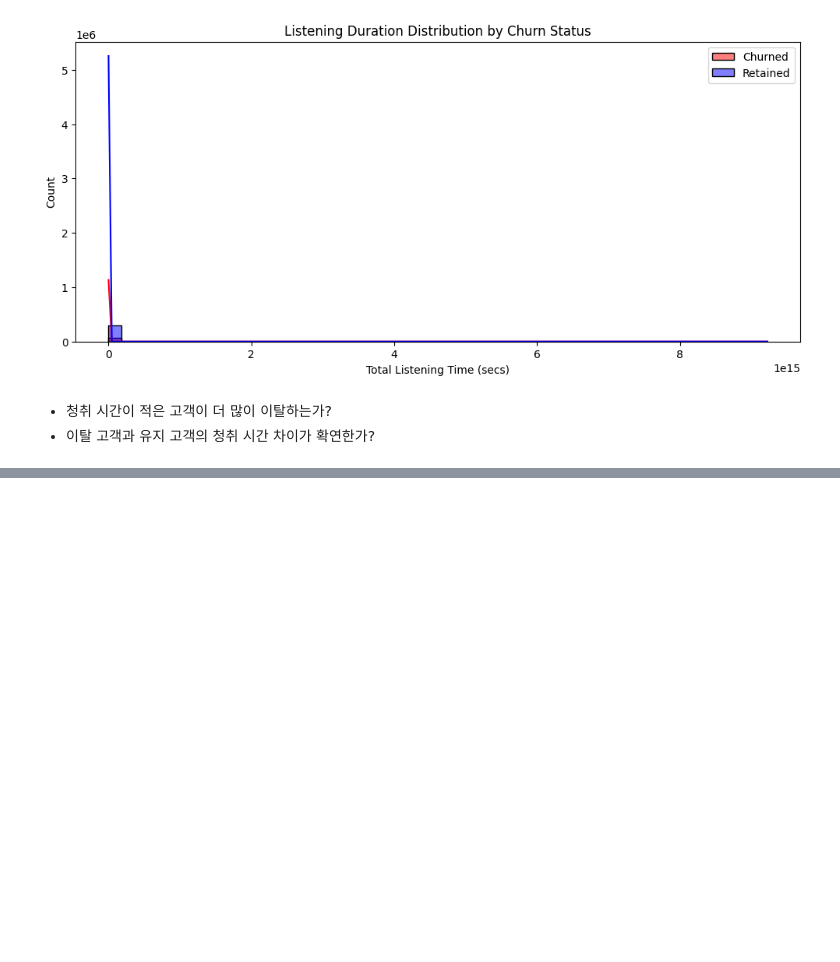
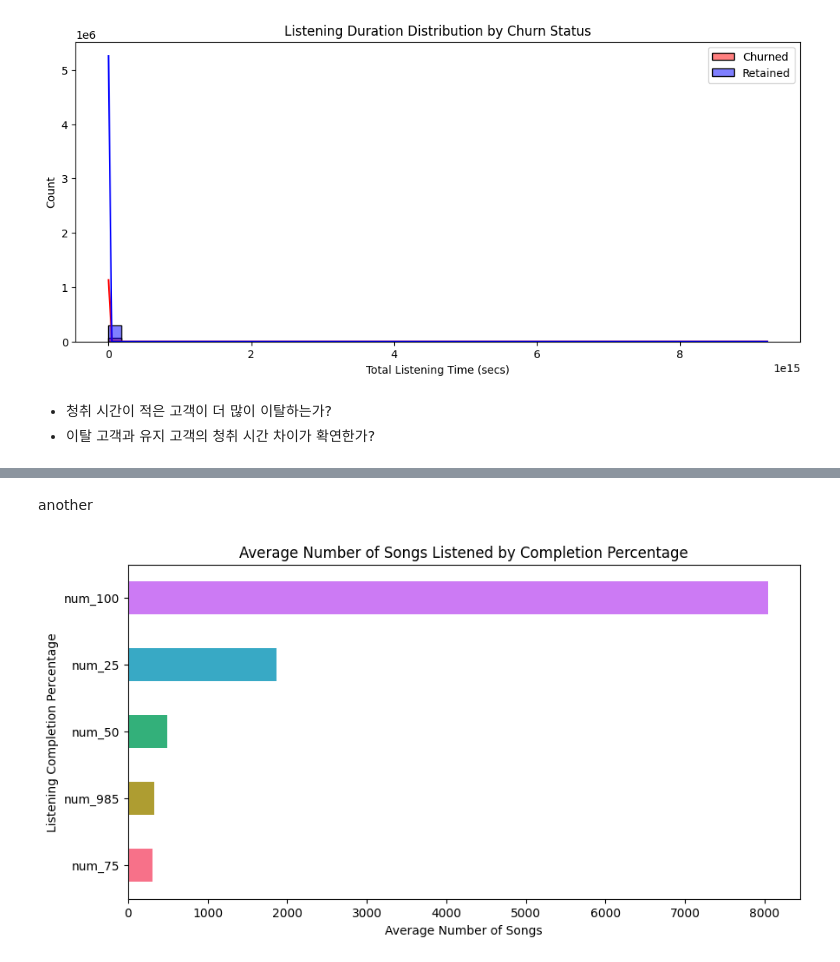
Before and after one commit to SKNETWORKS-FAMILY-AICAMP/SKN09-2nd-2Team, a Jupyter notebook: sungwon/final_EDA/sw-fina-EDA.ipynb, the cells around one changed output, grey strips where cells are left out. Drawn from its saved outputs; the diff is of its cells as text; code cells hidden in the pictures; blank space fills up the shorter version.

```diff
--- a/sungwon/final_EDA/sw-fina-EDA.ipynb
+++ b/sungwon/final_EDA/sw-fina-EDA.ipynb
@@ -160,0 +190,13 @@ plt.show()
+# %% [markdown]
+another
+# %%
+plt.figure(figsize=(10, 5))
+avg_listen_counts = df[['num_25', 'num_50', 'num_75', 'num_985', 'num_100']].mean()
+avg_listen_counts.sort_values().plot(kind='barh', color=sns.color_palette("husl", len(avg_listen_counts)))
+
+plt.xlabel("Average Number of Songs")
+plt.ylabel("Listening Completion Percentage")
+plt.title("Average Number of Songs Listened by Completion Percentage")
+plt.show()
+# %% [output]
+[figure, added]
```
Also changed, not shown: parts of 17 cells of this notebook.
